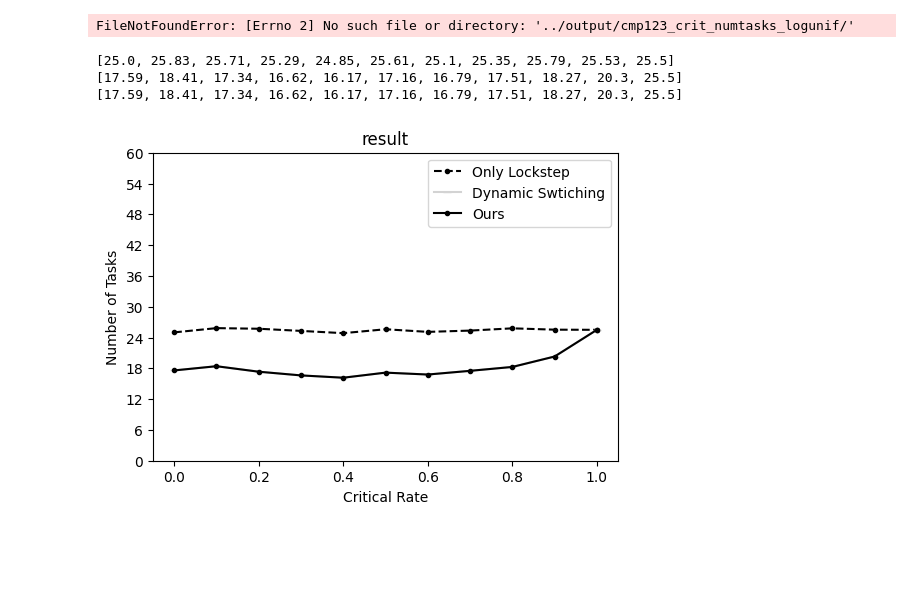
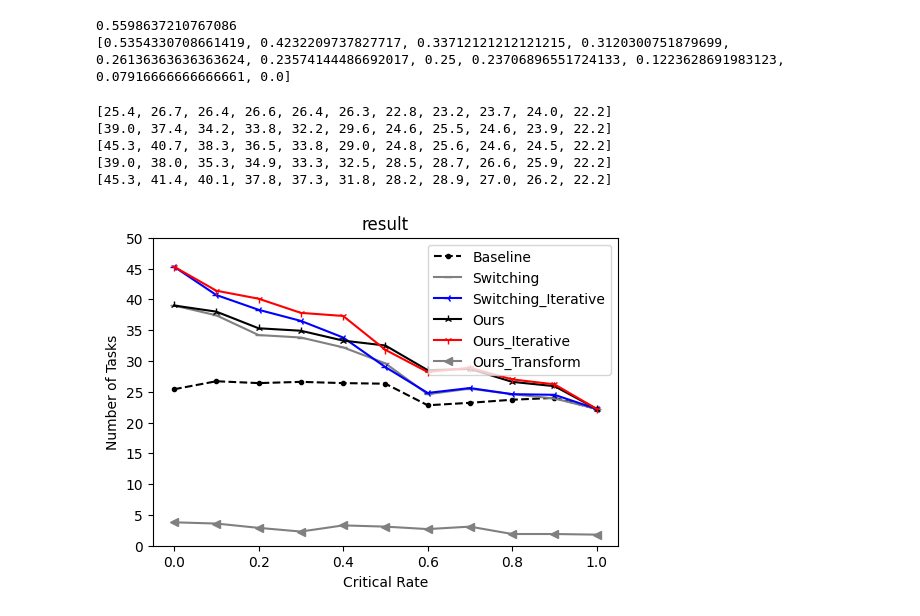
Before and after one commit to Akyeast/softerr_sim, a Jupyter notebook: vis/vis_crit_p_numtasks.ipynb, the cells around one changed output. Saved outputs shown, nothing was run; the diff lists cells and outputs as text; code cells hidden in the pictures; blank space fills up the shorter version.

```diff
--- a/vis/vis_crit_p_numtasks.ipynb
+++ b/vis/vis_crit_p_numtasks.ipynb
@@ -5,53 +5,87 @@ import pandas as pd
 import os
 from utils import get_file_data, get_config, get_file_avg
 # %%
-file_path = '../output/cmp123_crit_numtasks_util03_logunif/'
+file_path = '../output/debug_5/'
 files = sorted(os.listdir(file_path))
 
-cfg = get_config('../cfg/cmp123_crit_numtasks_cfg.json')
+cfg = get_config('../cfg/debug_cfg.json')
 
 criticality_prob_list = cfg['critical_prob_list']
 
 only_ls = [0.0] * len(criticality_prob_list)
 ds = [0.0] * len(criticality_prob_list)
+ds_iterative = [0.0] * len(criticality_prob_list)
 ours = [0.0] * len(criticality_prob_list)
+ours_iterative = [0.0] * len(criticality_prob_list)
+ours_transform = [0.0] * len(criticality_prob_list)
+ideal = [0.0] * len(criticality_prob_list)
+increase = [0.0] * len(criticality_prob_list)
+increase_abs = [0.0] * len(criticality_prob_list)
-# %% [output]
-FileNotFoundError: [Errno 2] No such file or directory: '../output/cmp123_crit_numtasks_logunif/'
 # %%
 for file in files :
     if not file.endswith('.txt') :
         continue
     _params = [p.split('=') for p in file[:-4].split('&')]
     params = {k: v for k, v in _params}
-    core_ls, core_ds, core_ours = get_file_avg(file_path + file)
+    core_ls, core_ds, core_ds_iterative, core_ours, core_ours_iterative, core_ours_transform = get_file_avg(file_path + file)
     index = criticality_prob_list.index(float(params['critical_prob']))
 
     only_ls[index] += core_ls
     ds[index] += core_ds
+    ds_iterative[index] += core_ds_iterative
     ours[index] += core_ours
+    ours_iterative[index] += core_ours_iterative
+    ours_transform[index] += core_ours_transform
+    ideal[index] += core_ls * ((criticality_prob_list[index])*1 + (1-criticality_prob_list[index])*2)
+
+for index in range(len(only_ls)-1):
+    # print((ours[index]-ideal[index]))
+    # print((only_ls[index]-ideal[index]))
+    increase[index] = (only_ls[index]-ours[index])/(only_ls[index]-ideal[index])
+    increase_abs[index] = ours[index]/only_ls[index]-1
+# increase[len(only_ls)-1] = 1.0
+
+sum = 0
+for index in range(len(only_ls)-1):
+    sum += increase[index]
+print(sum/(len(increase)-1))
+print(increase_abs)
+# %% [output]
+0.5598637210767086
+[0.5354330708661419, 0.4232209737827717, 0.33712121212121215, 0.3120300751879699, 0.26136363636363624, 0.23574144486692017, 0.25, 0.23706896551724133, 0.1223628691983123, 0.07916666666666661, 0.0]
 # %%
 print(only_ls)
 print(ds)
+print(ds_iterative)
 print(ours)
+print(ours_iterative)
+# print(ideal)
+# print(increase)
 # %% [output]
-[25.0, 25.83, 25.71, 25.29, 24.85, 25.61, 25.1, 25.35, 25.79, 25.53, 25.5]
-[17.59, 18.41, 17.34, 16.62, 16.17, 17.16, 16.79, 17.51, 18.27, 20.3, 25.5]
-[17.59, 18.41, 17.34, 16.62, 16.17, 17.16, 16.79, 17.51, 18.27, 20.3, 25.5]
+[25.4, 26.7, 26.4, 26.6, 26.4, 26.3, 22.8, 23.2, 23.7, 24.0, 22.2]
+[39.0, 37.4, 34.2, 33.8, 32.2, 29.6, 24.6, 25.5, 24.6, 23.9, 22.2]
+[45.3, 40.7, 38.3, 36.5, 33.8, 29.0, 24.8, 25.6, 24.6, 24.5, 22.2]
+[39.0, 38.0, 35.3, 34.9, 33.3, 32.5, 28.5, 28.7, 26.6, 25.9, 22.2]
+[45.3, 41.4, 40.1, 37.8, 37.3, 31.8, 28.2, 28.9, 27.0, 26.2, 22.2]
 # %%
 plt.figure(figsize=(6,4))
 
 ax = plt.gca()
 
-plt.plot(criticality_prob_list, only_ls, label='Only Lockstep', color='black', linestyle='dashed', marker='.')
-plt.plot(criticality_prob_list, ds, label='Dynamic Swtiching', color='lightgray', marker='_')
-plt.plot(criticality_prob_list, ours, label='Ours', color='black', marker='.')
+plt.plot(criticality_prob_list, only_ls, label='Baseline', color='black', linestyle='dashed', marker='.')
+plt.plot(criticality_prob_list, ds, label='Switching', color='gray', marker='_')
+plt.plot(criticality_prob_list, ds_iterative, label='Switching_Iterative', color='blue', marker='3')
+plt.plot(criticality_prob_list, ours, label='Ours', color='black', marker='2')
+plt.plot(criticality_prob_list, ours_iterative, label='Ours_Iterative', color='red', marker='1')
+plt.plot(criticality_prob_list, ours_transform, label='Ours_Transform', color='gray', marker='<')
+# plt.plot(criticality_prob_list, ideal, label='Ideal', color='lightgray', marker='.')
 
 plt.title('result')
 plt.xlabel('Critical Rate')
 plt.ylabel('Number of Tasks')
 ax.yaxis.set_major_locator(plt.MaxNLocator(integer=True))
-plt.ylim(0,60)
+plt.ylim(0,50)
 plt.legend()
 plt.show()
 # %% [output]
-[figure, old version]
+[figure, new version]
```
Also changed, not shown: 27 other files.
